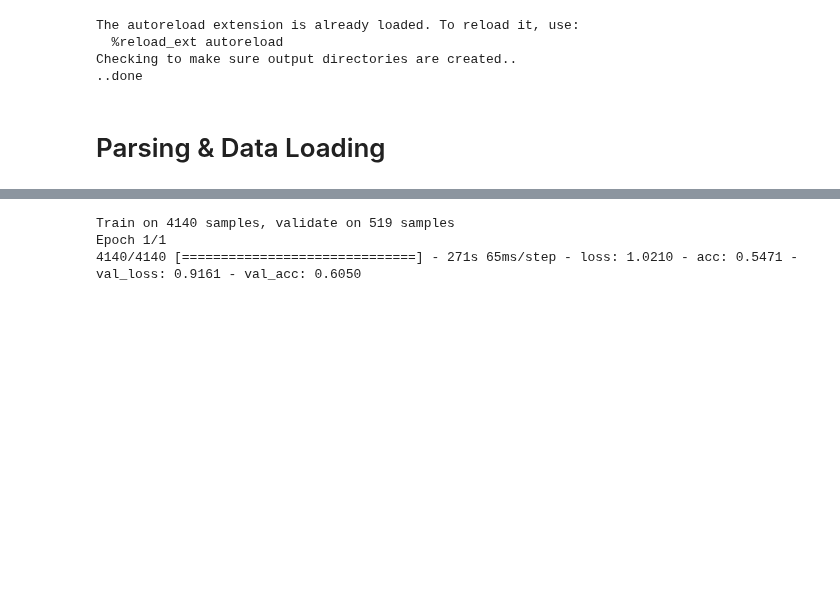
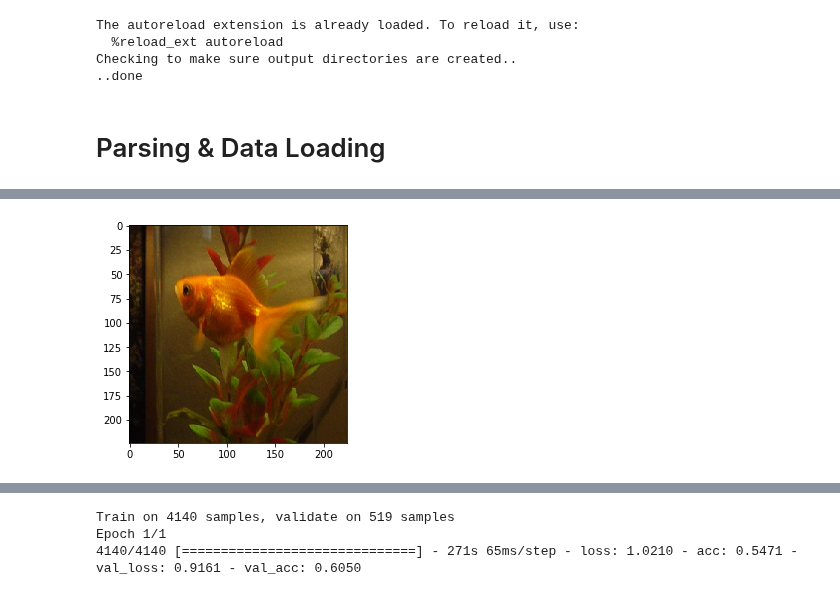
Before and after one commit to alswilli/Object-Classificaton-and-Localization-on-ImageNet, a Jupyter notebook: new-pipeline.ipynb, the cells around one changed output, grey strips where cells are left out. Drawn from its saved outputs; the diff is of its cells as text; code cells hidden in the pictures; blank space fills up the shorter version.

```diff
--- a/new-pipeline.ipynb
+++ b/new-pipeline.ipynb
@@ -39,3 +51,7 @@ Checking to make sure output directories are created..
+# %%
+pp.displayImage(x_t[0])
+# %% [output]
+[figure, added]
 # %%
 encoder = LabelBinarizer()
 ##MAKE SURE classLabels is set to ALL the folders you will train on, even if doing in batches
```
Also changed, not shown: parts of 13 cells of this notebook, 2 other files.
